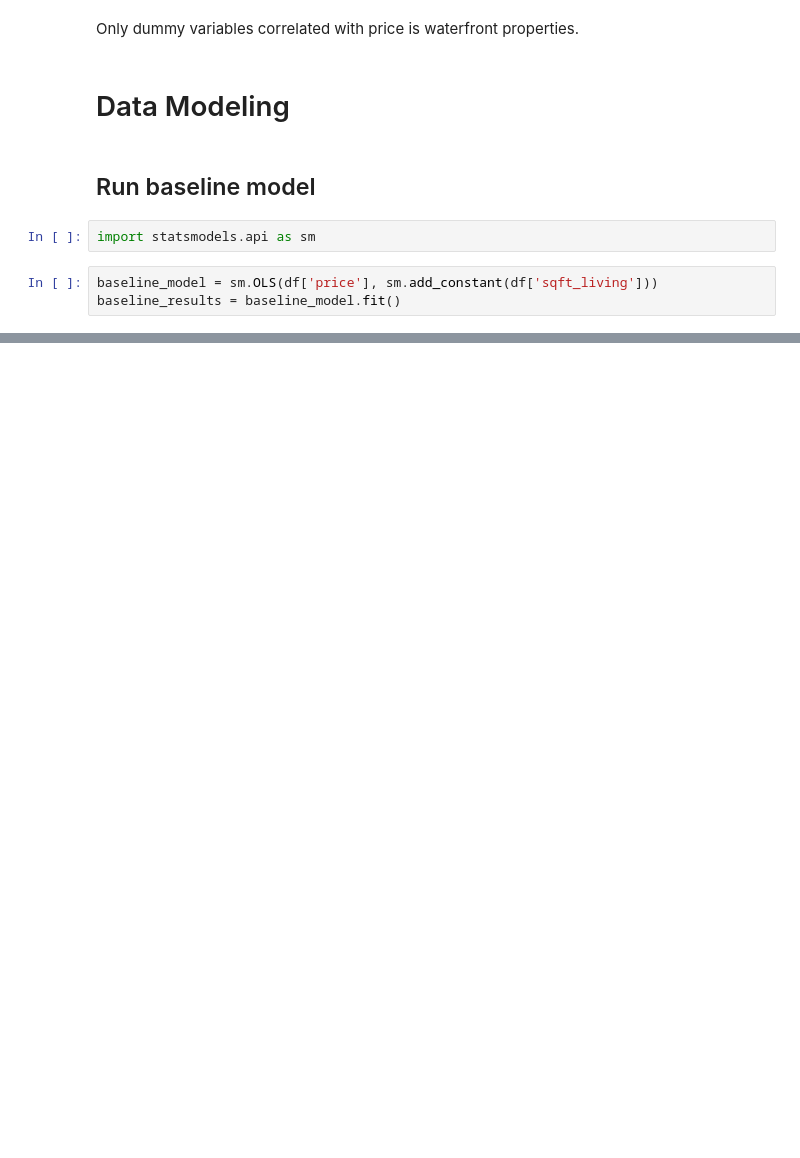
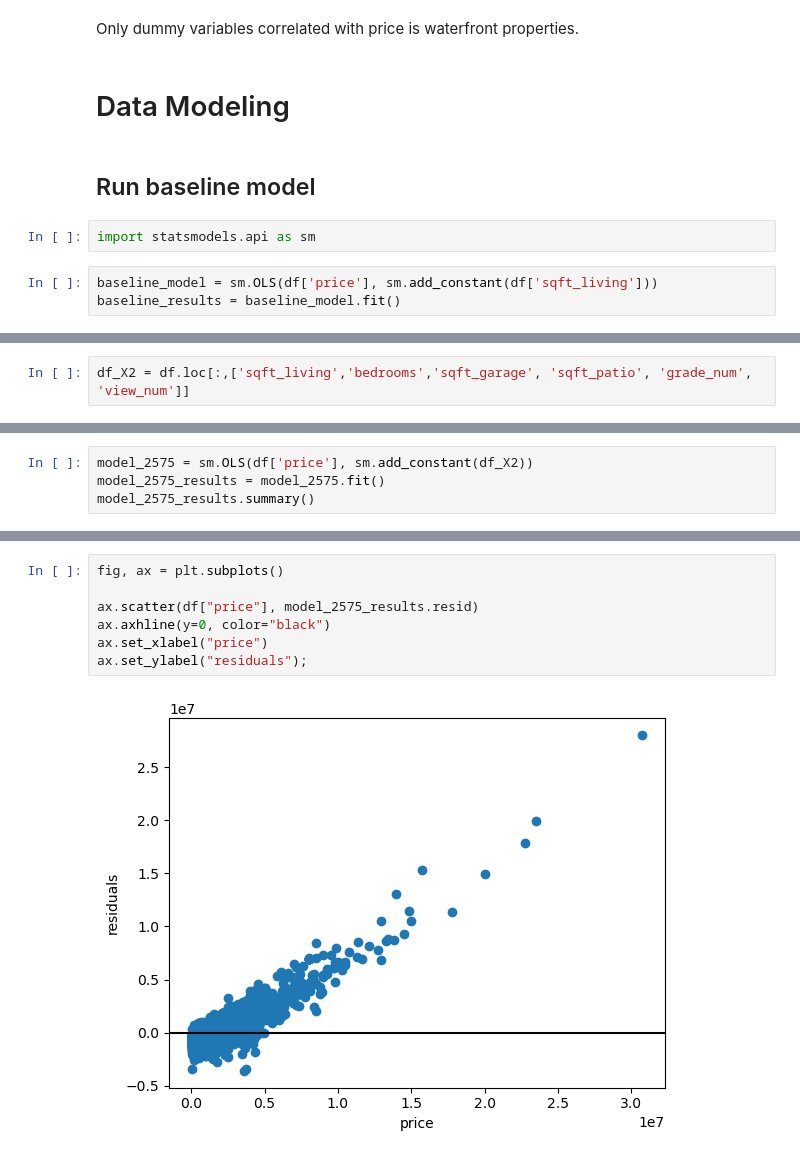
Before and after one commit to jmarksk/RealEstateProject2, a Jupyter notebook: student.ipynb, the cells around one changed output, grey strips where cells are left out. Saved outputs shown, nothing was run; the diff lists cells and outputs as text; blank space fills up the shorter version.

```diff
--- a/student.ipynb
+++ b/student.ipynb
@@ -390,0 +430,2 @@ strong multicollinearity or other numerical problems.
+# %%
+df_X2 = df.loc[:,['sqft_living','bedrooms','sqft_garage', 'sqft_patio', 'grade_num', 'view_num']]
@@ -390,0 +441,4 @@ strong multicollinearity or other numerical problems.
+# %%
+model_2575 = sm.OLS(df['price'], sm.add_constant(df_X2))
+model_2575_results = model_2575.fit()
+model_2575_results.summary()
@@ -390,0 +472,9 @@ strong multicollinearity or other numerical problems.
+# %%
+fig, ax = plt.subplots()
+
+ax.scatter(df["price"], model_2575_results.resid)
+ax.axhline(y=0, color="black")
+ax.set_xlabel("price")
+ax.set_ylabel("residuals");
+# %% [output]
+[figure, added]
```
Also changed, not shown: parts of 150 cells of this notebook.
